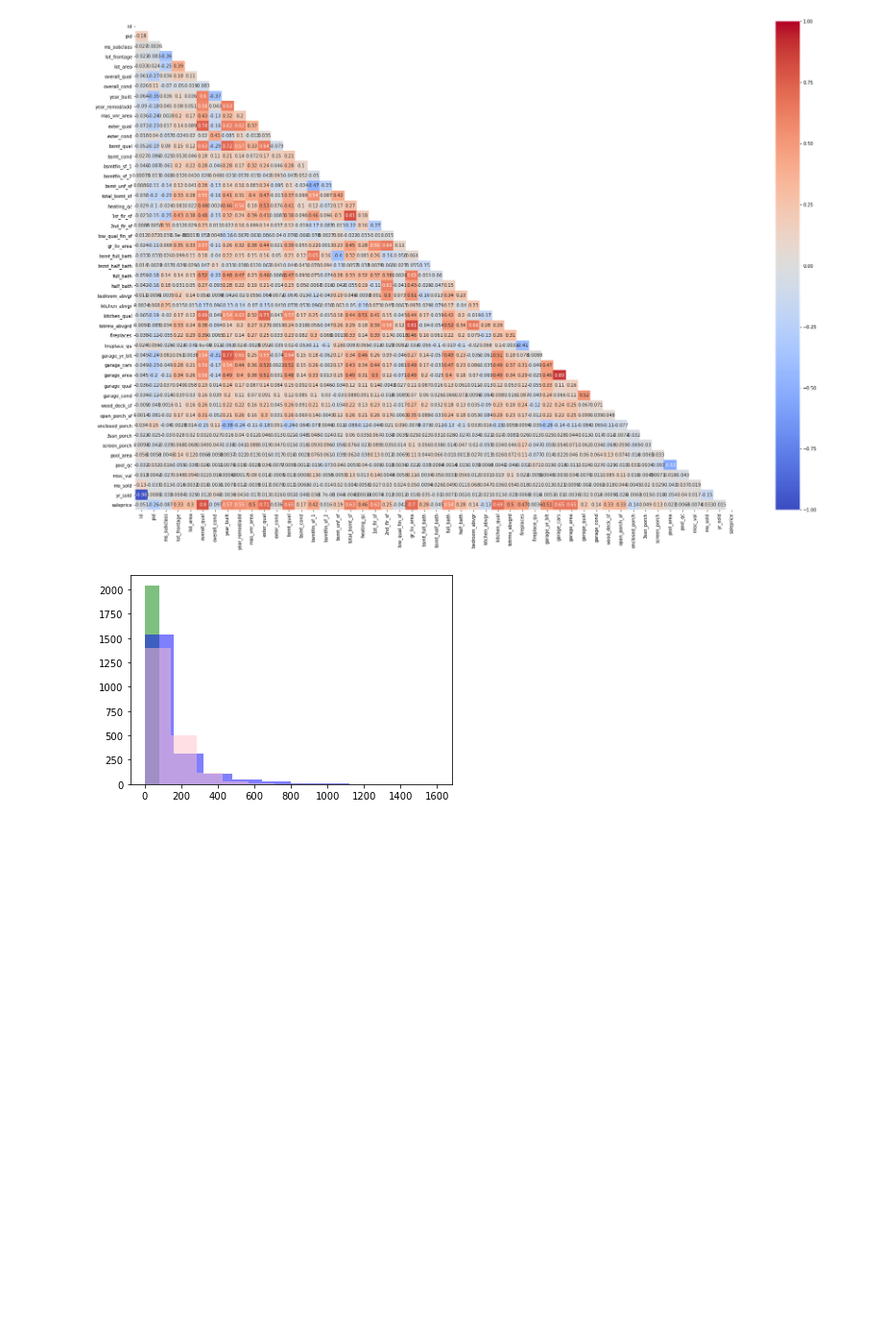
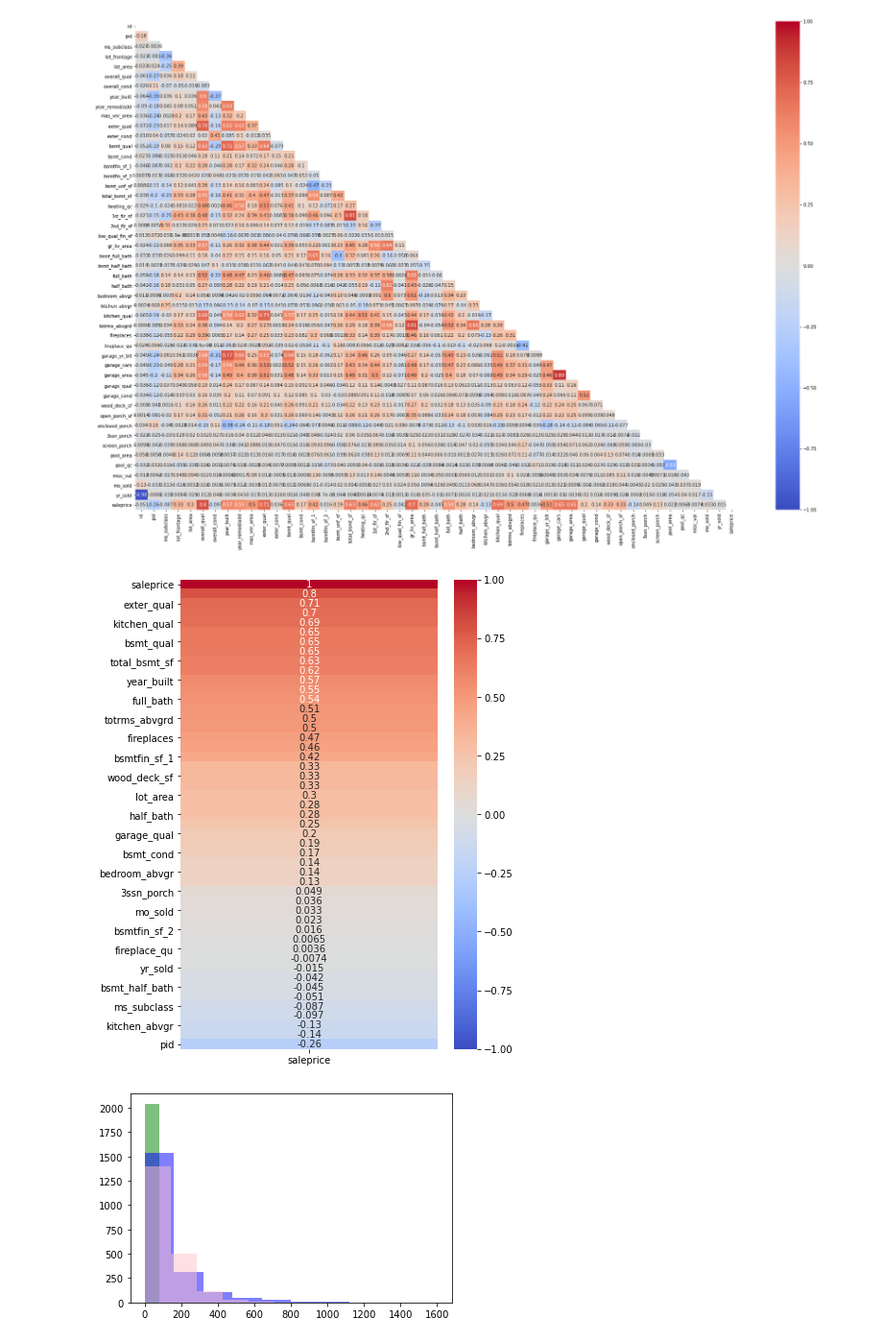
Before and after one commit to robbherndon/Ames-Housing, a Jupyter notebook: Untitled Folder/Cleaning function trial.ipynb, the cells around one changed output. Shown at 96% size. Cells and saved outputs as stored; diff of their text form; code cells hidden in the pictures; blank space fills up the shorter version.

```diff
--- a/Untitled Folder/Cleaning function trial.ipynb
+++ b/Untitled Folder/Cleaning function trial.ipynb
@@ -84,6 +161,12 @@ mask[np.triu_indices_from(mask)] = True
 sns.heatmap(corr, cmap='coolwarm', vmin=-1, vmax=1, annot=True, mask=mask);
 # %% [output]
 [figure]
+# %%
+corr_sale = train.corr()[["saleprice"]].sort_values("saleprice", ascending=False)
+plt.figure(figsize=(6,9))
+sns.heatmap(corr_sale, annot=True, cmap="coolwarm", vmin=-1, vmax=1);
+# %% [output]
+[figure, added]
 # %%
 # checking the min and max value of the pool area, mas_vrn_area, and wood deck as there seemed to be many zero values
 plt.hist(train["pool_area"], color="green", alpha=0.5)
```
Also changed, not shown: parts of 10 cells of this notebook, 7 other files.
